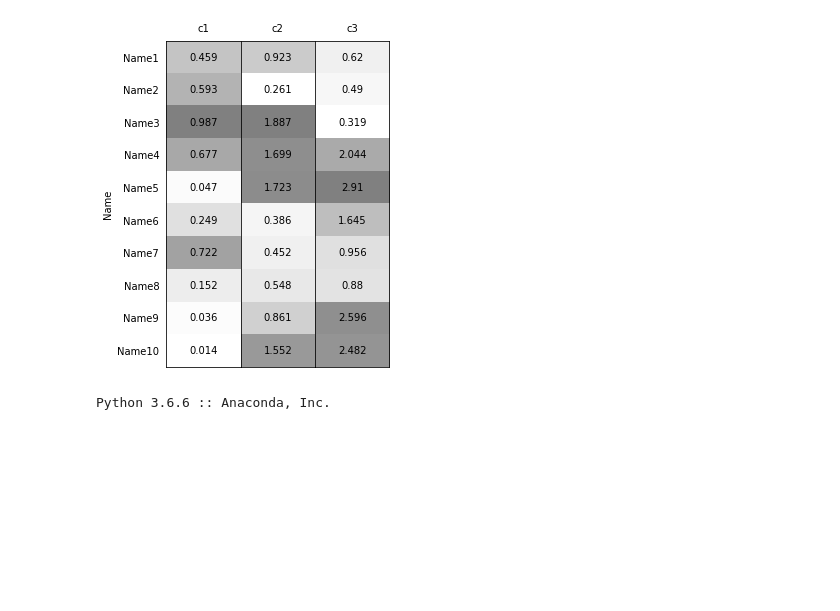
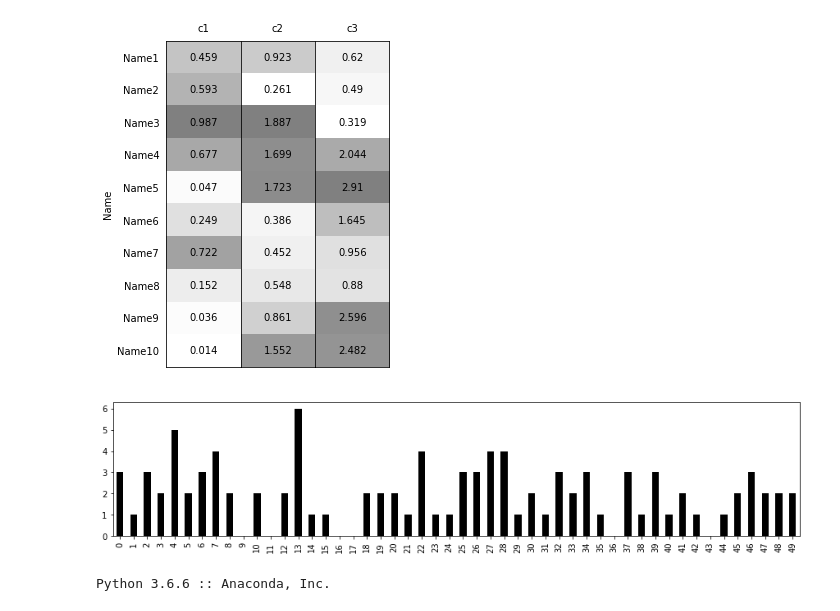
Before and after one commit to Gin04gh/datascience, a Jupyter notebook: samples_python/matplotlib_teq.ipynb, the cells around one changed output. Cells and saved outputs as stored; diff of their text form; code cells hidden in the pictures; blank space fills up the shorter version.

```diff
--- a/samples_python/matplotlib_teq.ipynb
+++ b/samples_python/matplotlib_teq.ipynb
@@ -58,3 +56,13 @@ plt.show()
+# %%
+# カウントデータのカウント可視化の時に、カウント０のインデックス埋め
+
+df = pd.DataFrame({'cnt': np.random.randint(50, size=100)})
+
+plt.figure(figsize=(15,3))
+df['cnt'].value_counts().reindex(list(range(0,50)), fill_value=0).plot(kind='bar', color='black')
+plt.show()
+# %% [output]
+[figure, added]
 # %%
 !python --version
 # %% [output]
```
Also changed, not shown: parts of 1 cell of this notebook.
